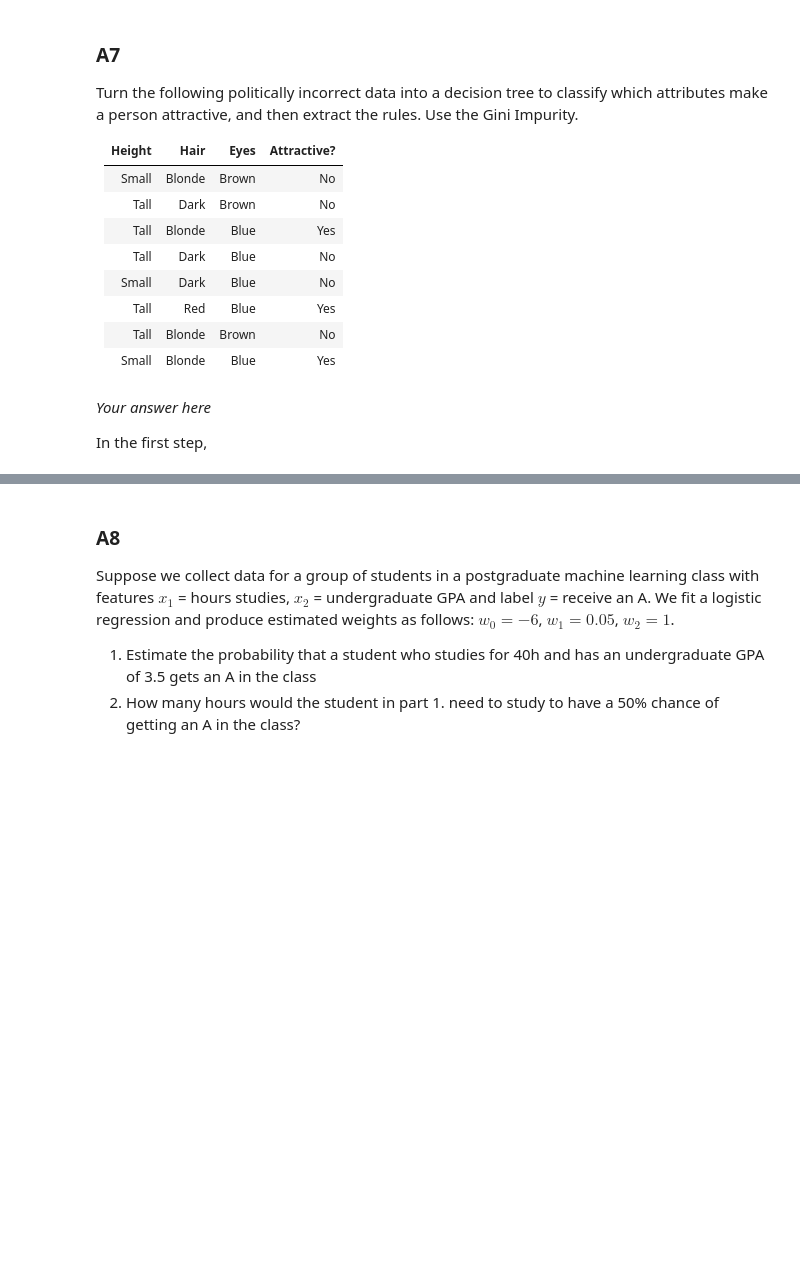
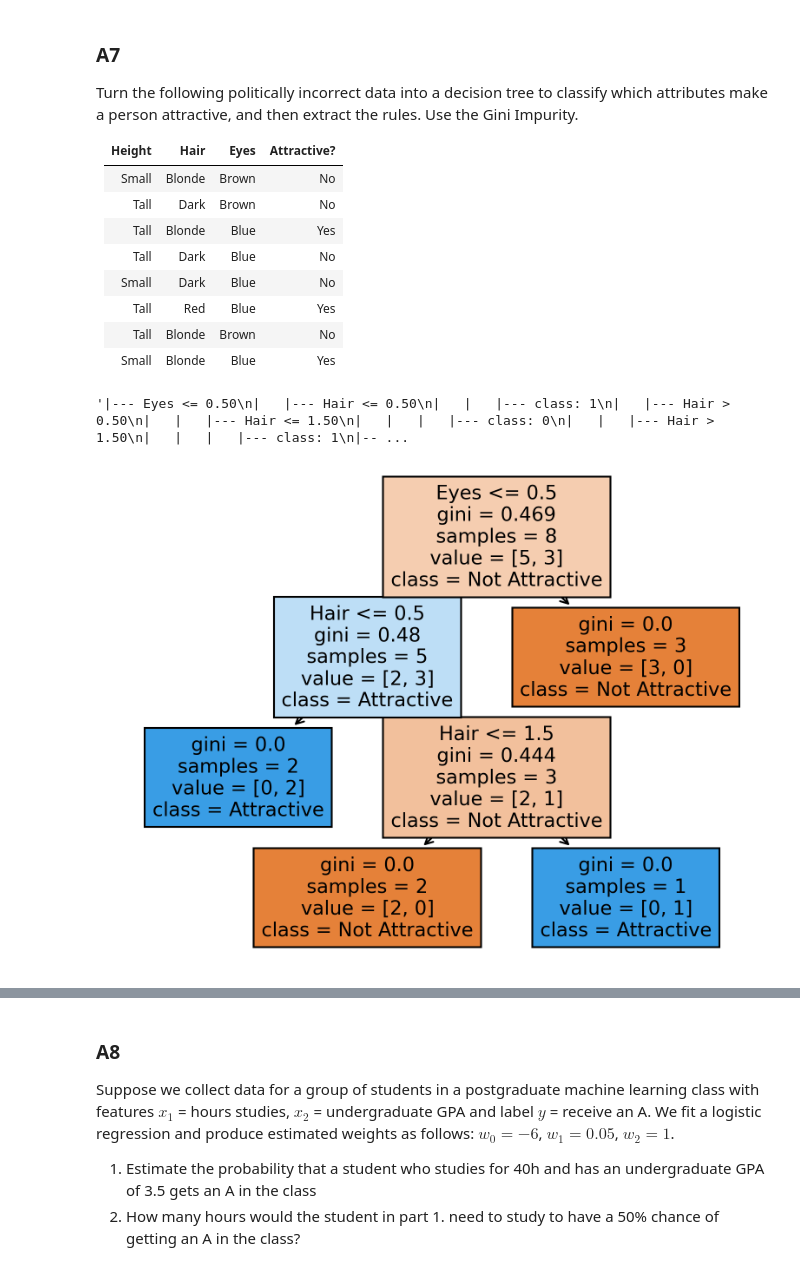
Before and after one commit to NoW0NDER/Spam-Assassin, a Jupyter notebook: A4.ipynb, the cells around one changed output, grey strips where cells are left out. Drawn from its saved outputs; the diff is of its cells as text; code cells hidden in the pictures; blank space fills up the shorter version.

```diff
--- a/A4.ipynb
+++ b/A4.ipynb
@@ -277,7 +277,41 @@ Turn the following politically incorrect data into a decision tree to classify w
 | Tall  | Red  | Blue  | Yes  |
 | Tall  | Blonde  | Brown  | No  |
 | Small  | Blonde  | Blue  | Yes  |
-# %% [markdown]
-*Your answer here*
-
-In the first step,
+# %%
+from sklearn.tree import DecisionTreeClassifier, export_text
+import pandas as pd
+
+
+data = {
+    'Height': ['Small', 'Tall', 'Tall', 'Tall', 'Small', 'Tall', 'Tall', 'Small'],
+    'Hair': ['Blonde', 'Dark', 'Blonde', 'Dark', 'Dark', 'Red', 'Blonde', 'Blonde'],
+    'Eyes': ['Brown', 'Brown', 'Blue', 'Blue', 'Blue', 'Blue', 'Brown', 'Blue'],
+    'Attractive': ['No', 'No', 'Yes', 'No', 'No', 'Yes', 'No', 'Yes']
+}
+
+df = pd.DataFrame(data)
+
+df_encoded = df.copy()
+for column in df_encoded.columns[:-1]:
+    df_encoded[column] = df_encoded[column].astype('category').cat.codes
+
+X = df_encoded[['Height', 'Hair', 'Eyes']]
+y = df_encoded['Attractive'].map({'No': 0, 'Yes': 1})
+
+tree_classifier = DecisionTreeClassifier(criterion='gini', random_state=42)
+tree_classifier.fit(X, y)
+
+tree_rules = export_text(tree_classifier, feature_names=['Height', 'Hair', 'Eyes'])
+tree_rules
+# %% [output]
+'|--- Eyes <= 0.50\n|   |--- Hair <= 0.50\n|   |   |--- class: 1\n|   |--- Hair >  0.50\n|   |   |--- Hair <= 1.50\n|   |   |   |--- class: 0\n|   |   |--- Hair >  1.50\n|   |   |   |--- class: 1\n|-- ...
+# %%
+from sklearn.tree import plot_tree
+import matplotlib.pyplot as plt
+
+# Plotting the decision tree
+plt.figure()
+plot_tree(tree_classifier, filled=True, feature_names=['Height', 'Hair', 'Eyes'], class_names=['Not Attractive', 'Attractive'])
+plt.show()
+# %% [output]
+[figure, added]
```
Also changed, not shown: parts of 19 cells of this notebook.
